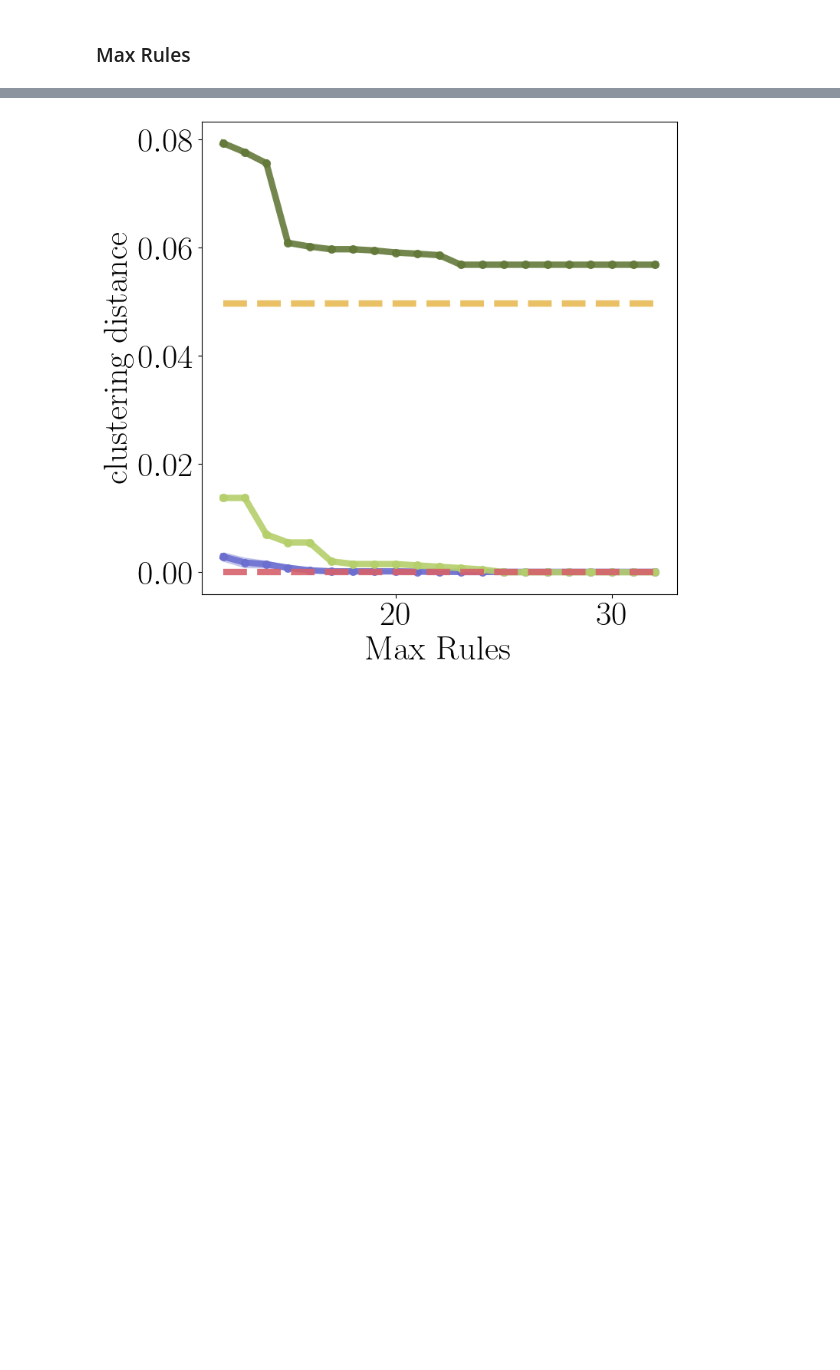
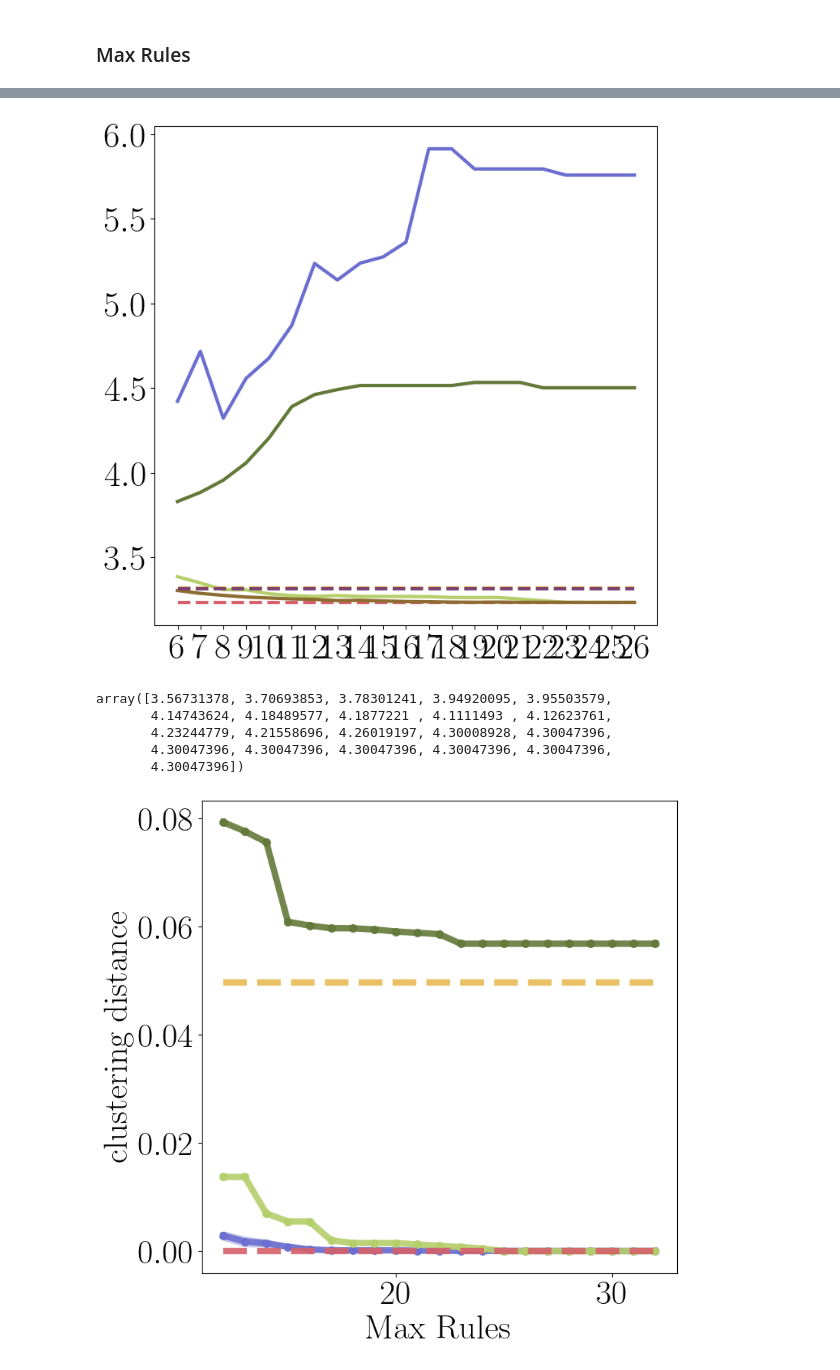
Before and after one commit to kevinqnb/interpretable-clustering, a Jupyter notebook: examples/experiments.ipynb, the cells around one changed output, grey strips where cells are left out. Cells and saved outputs as stored; diff of their text form; code cells hidden in the pictures; blank space fills up the shorter version.

```diff
--- a/examples/experiments.ipynb
+++ b/examples/experiments.ipynb
@@ -128,3 +323,72 @@ Text(0.5, 1.0, 'Total Coverage Cost Objective')
+# %%
+# Compare other measurements
+objective_measure = 'clustering-cost'
+normalize = 'total-coverage'
+
+fig,ax = plt.subplots(1,1,figsize=(8,8))
+x = np.array(list(experiment_dict['modules'][dscluster_objective_modules[0]][objective_measure1].keys()))
+
+# Baseline
+
+# If the measurements are applicable to the baseline...
+obj_values = np.array([experiment_dict['baseline'][baseline_module][objective_measure]] * len(x))
+if normalize is not None:
+    norm = experiment_dict['baseline'][baseline_module][normalize]
+    obj_values = obj_values / norm
+
+ax.plot(
+    x,
+    obj_values,
+    label='Reference',
+    color=color_dict['Reference'],
+    linestyle=linestyle_dict['Reference'],
+    linewidth=3,
+)
+
+# Comparison Modules:
+for cmod in comparison_modules:
+    obj_values = np.array(list(experiment_dict['modules'][cmod][objective_measure].values()))
+    if normalize is not None:
+        norm = np.array(list(experiment_dict['modules'][cmod][normalize].values()))
+        obj_values = obj_values / norm
+    ax.plot(
+        x,
+        obj_values,
+        label=cmod,
+        color=color_dict[cmod],
+        linestyle=linestyle_dict[cmod],
+        linewidth=3,
+    )
+
+# DSCluster Modules:
+for dmod in dscluster_objective_modules:
+    obj_values = np.array(list(experiment_dict['modules'][dmod][objective_measure].values()))
+    if normalize is not None:
+        norm = np.array(list(experiment_dict['modules'][dmod][normalize].values()))
+        obj_values = obj_values / norm
+
+    dmod_name = dmod.rsplit(';', 1)[0]
+    ax.plot(
+        x,
+        obj_values,
+        label=dmod_name,
+        color=color_dict[dmod_name],
+        linestyle=linestyle_dict[dmod_name],
+        linewidth=3,
+    )
+
+
+#plt.legend()
+# %% [output]
+[figure, added]
+# %%
+obj_values
+# %% [output]
+array([3.56731378, 3.70693853, 3.78301241, 3.94920095, 3.95503579,
+       4.14743624, 4.18489577, 4.1877221 , 4.1111493 , 4.12623761,
+       4.23244779, 4.21558696, 4.26019197, 4.30008928, 4.30047396,
+       4.30047396, 4.30047396, 4.30047396, 4.30047396, 4.30047396,
+       4.30047396])
 # %%
 # Load experiment results
 fname = "../data/experiments/" + dataset + "/" + experiment + "/exp_" + ref + ".csv"
```
Also changed, not shown: parts of 25 cells of this notebook, 43 other files.
